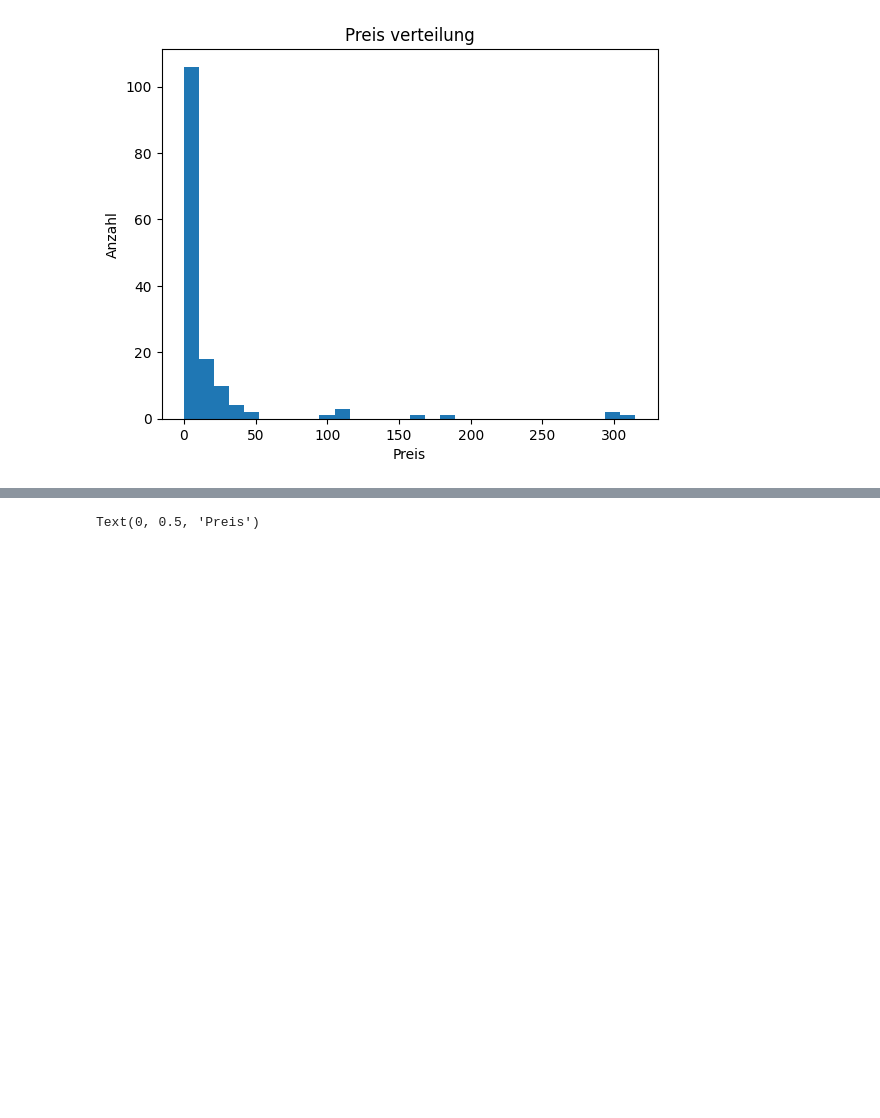
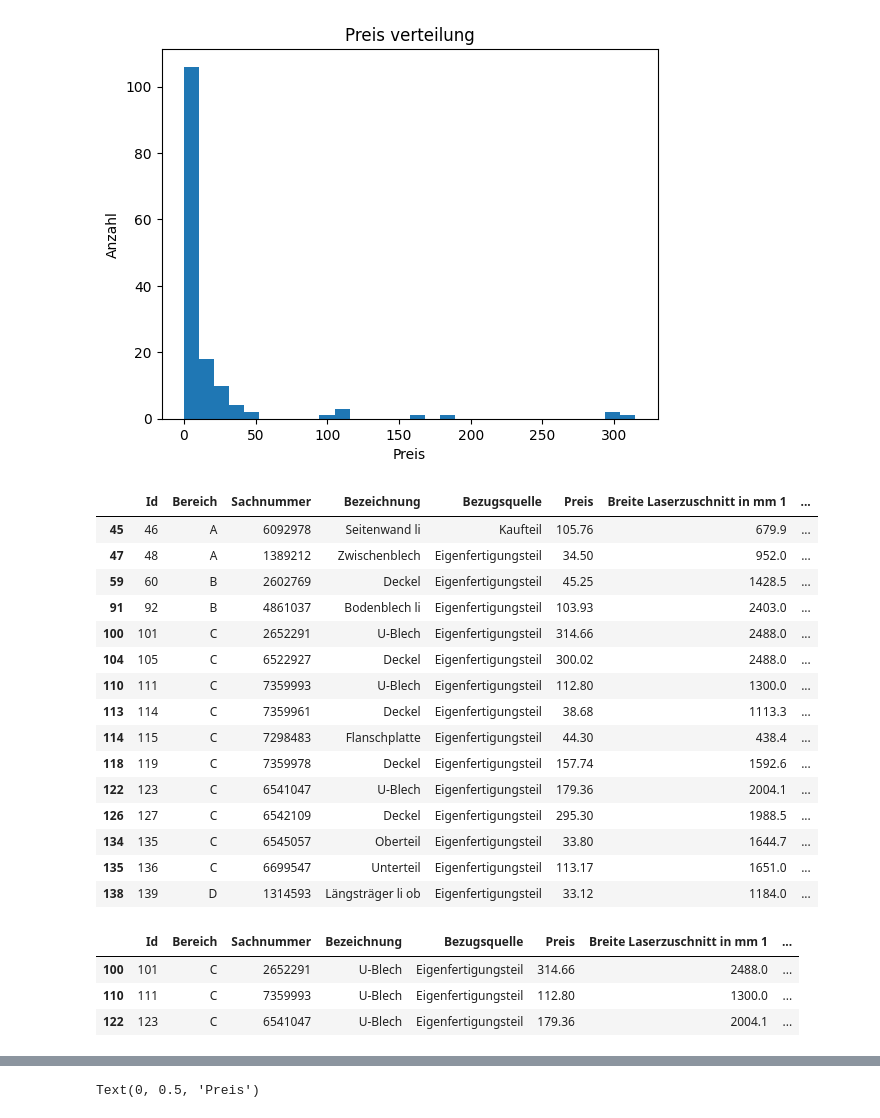
Before and after one commit to abi2310/costpilot, a Jupyter notebook: notebooks/initial_data_exploration.ipynb, the cells around one changed output, grey strips where cells are left out. Drawn from its saved outputs; the diff is of its cells as text; code cells hidden in the pictures; blank space fills up the shorter version.

```diff
--- a/notebooks/initial_data_exploration.ipynb
+++ b/notebooks/initial_data_exploration.ipynb
@@ -53,3 +54,31 @@ plt.ylabel('Anzahl')
 # %% [output]
 Text(0, 0.5, 'Anzahl')
 [figure]
+# %%
+data_outliers = data[data['Preis'] > 30]
+data_outliers
+# %% [output]
+|  | Id | Bereich | Sachnummer | Bezeichnung | Bezugsquelle | Preis | Breite Laserzuschnitt in mm 1 | ... |
+| 45 | 46 | A | 6092978 | Seitenwand li | Kaufteil | 105.76 | 679.9 | ... |
+| 47 | 48 | A | 1389212 | Zwischenblech | Eigenfertigungsteil | 34.50 | 952.0 | ... |
+| 59 | 60 | B | 2602769 | Deckel | Eigenfertigungsteil | 45.25 | 1428.5 | ... |
+| 91 | 92 | B | 4861037 | Bodenblech li | Eigenfertigungsteil | 103.93 | 2403.0 | ... |
+| 100 | 101 | C | 2652291 | U-Blech | Eigenfertigungsteil | 314.66 | 2488.0 | ... |
+| 104 | 105 | C | 6522927 | Deckel | Eigenfertigungsteil | 300.02 | 2488.0 | ... |
+| 110 | 111 | C | 7359993 | U-Blech | Eigenfertigungsteil | 112.80 | 1300.0 | ... |
+| 113 | 114 | C | 7359961 | Deckel | Eigenfertigungsteil | 38.68 | 1113.3 | ... |
+| 114 | 115 | C | 7298483 | Flanschplatte | Eigenfertigungsteil | 44.30 | 438.4 | ... |
+| 118 | 119 | C | 7359978 | Deckel | Eigenfertigungsteil | 157.74 | 1592.6 | ... |
+| 122 | 123 | C | 6541047 | U-Blech | Eigenfertigungsteil | 179.36 | 2004.1 | ... |
+| 126 | 127 | C | 6542109 | Deckel | Eigenfertigungsteil | 295.30 | 1988.5 | ... |
+| 134 | 135 | C | 6545057 | Oberteil | Eigenfertigungsteil | 33.80 | 1644.7 | ... |
+| 135 | 136 | C | 6699547 | Unterteil | Eigenfertigungsteil | 113.17 | 1651.0 | ... |
+| 138 | 139 | D | 1314593 | Längsträger li ob | Eigenfertigungsteil | 33.12 | 1184.0 | ... |
+# %%
+data_U_blech = data[data['Bezeichnung'].str.contains('U-Blech')]
+data_U_blech
+# %% [output]
+|  | Id | Bereich | Sachnummer | Bezeichnung | Bezugsquelle | Preis | Breite Laserzuschnitt in mm 1 | ... |
+| 100 | 101 | C | 2652291 | U-Blech | Eigenfertigungsteil | 314.66 | 2488.0 | ... |
+| 110 | 111 | C | 7359993 | U-Blech | Eigenfertigungsteil | 112.80 | 1300.0 | ... |
+| 122 | 123 | C | 6541047 | U-Blech | Eigenfertigungsteil | 179.36 | 2004.1 | ... |
```
Also changed, not shown: parts of 6 cells of this notebook, 2 other files.
